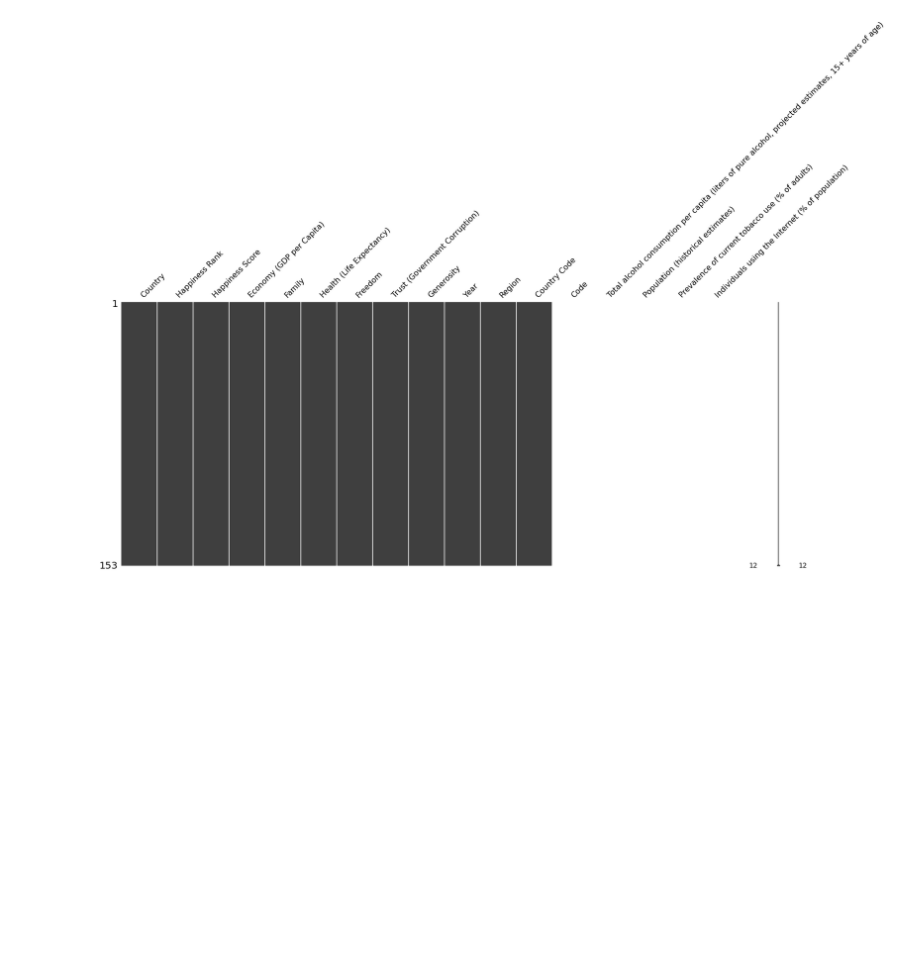
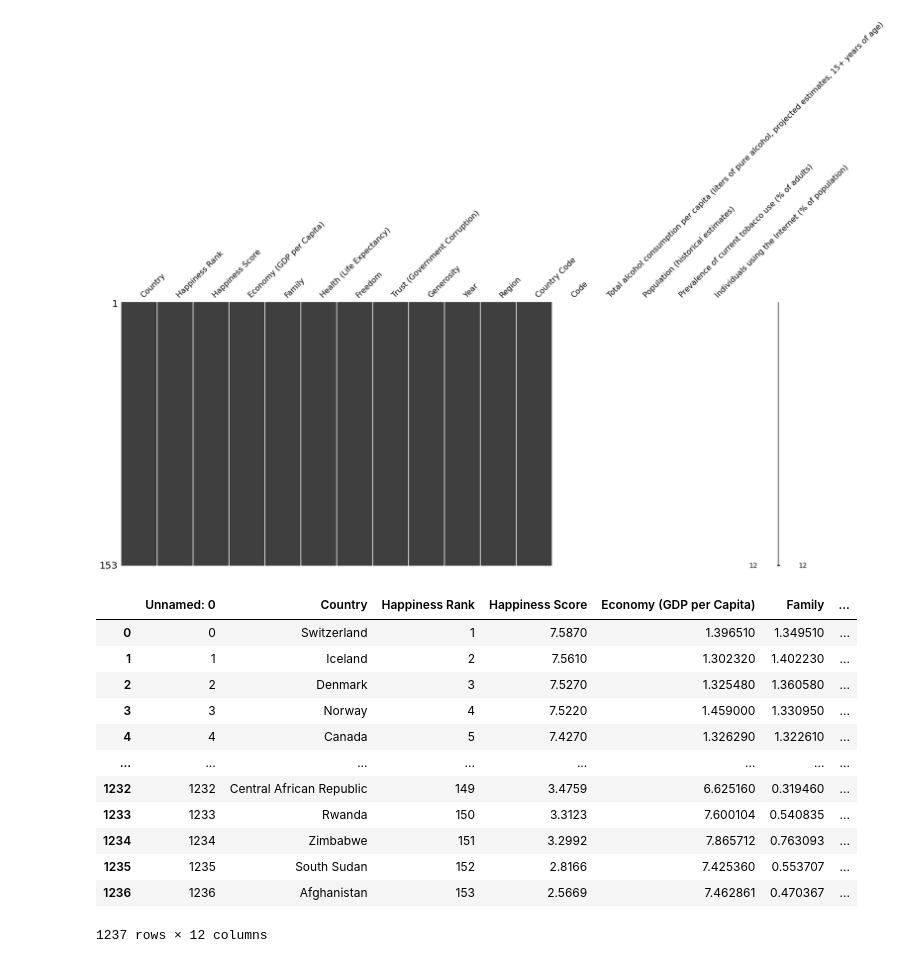
Before and after one commit to Oliss4t/BHT_Vizsualisation_Project, a Jupyter notebook: main.ipynb, the cells around one changed output. Saved outputs shown, nothing was run; the diff lists cells and outputs as text; code cells hidden in the pictures; blank space fills up the shorter version.

```diff
--- a/main.ipynb
+++ b/main.ipynb
@@ -408,3 +408,22 @@ msno.matrix(pd_happy_alcohol_smoke_internet[(pd_happy_alcohol_smoke_internet.Yea
 pd_happy_alcohol_smoke_internet.to_csv("./data/preprocessed_data.csv")
 # %%
 pd_happy_alcohol_smoke_internet_2018_no_nan.to_csv("./data/preprocessed_data_2018_no_nan.csv")
+# %%
+pd_happy_alcohol_smoke_internet = pd.read_csv("./data/preprocessed_data.csv")
+# %%
+pd_happy_alcohol_smoke_internet.drop(['Country Code','Code','Total alcohol consumption per capita (liters of pure alcohol, projected estimates, 15+ years of age)','Population (historical estimates)','Prevalence of current tobacco use (% of adults)','Individuals using the Internet (% of population)'], axis=1, inplace=True)
+pd_happy_alcohol_smoke_internet
+# %% [output]
+|  | Unnamed: 0 | Country | Happiness Rank | Happiness Score | Economy (GDP per Capita) | Family | ... |
+| 0 | 0 | Switzerland | 1 | 7.5870 | 1.396510 | 1.349510 | ... |
+| 1 | 1 | Iceland | 2 | 7.5610 | 1.302320 | 1.402230 | ... |
+| 2 | 2 | Denmark | 3 | 7.5270 | 1.325480 | 1.360580 | ... |
+| 3 | 3 | Norway | 4 | 7.5220 | 1.459000 | 1.330950 | ... |
+| 4 | 4 | Canada | 5 | 7.4270 | 1.326290 | 1.322610 | ... |
+| ... | ... | ... | ... | ... | ... | ... | ... |
+| 1232 | 1232 | Central African Republic | 149 | 3.4759 | 6.625160 | 0.319460 | ... |
+| 1233 | 1233 | Rwanda | 150 | 3.3123 | 7.600104 | 0.540835 | ... |
+| 1234 | 1234 | Zimbabwe | 151 | 3.2992 | 7.865712 | 0.763093 | ... |
+| 1235 | 1235 | South Sudan | 152 | 2.8166 | 7.425360 | 0.553707 | ... |
+| 1236 | 1236 | Afghanistan | 153 | 2.5669 | 7.462861 | 0.470367 | ... |
+1237 rows × 12 columns
```
Also changed, not shown: parts of 2 cells of this notebook, 1 other file.
